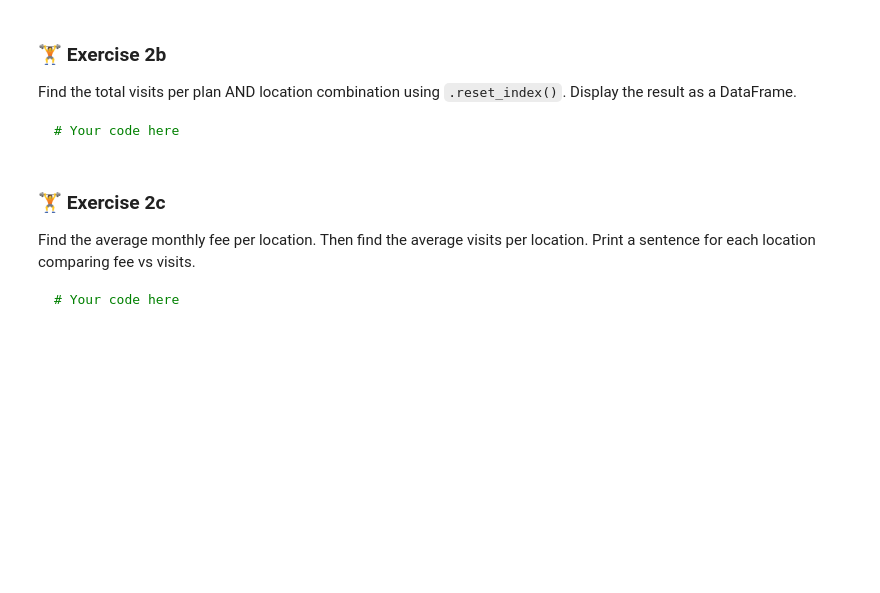
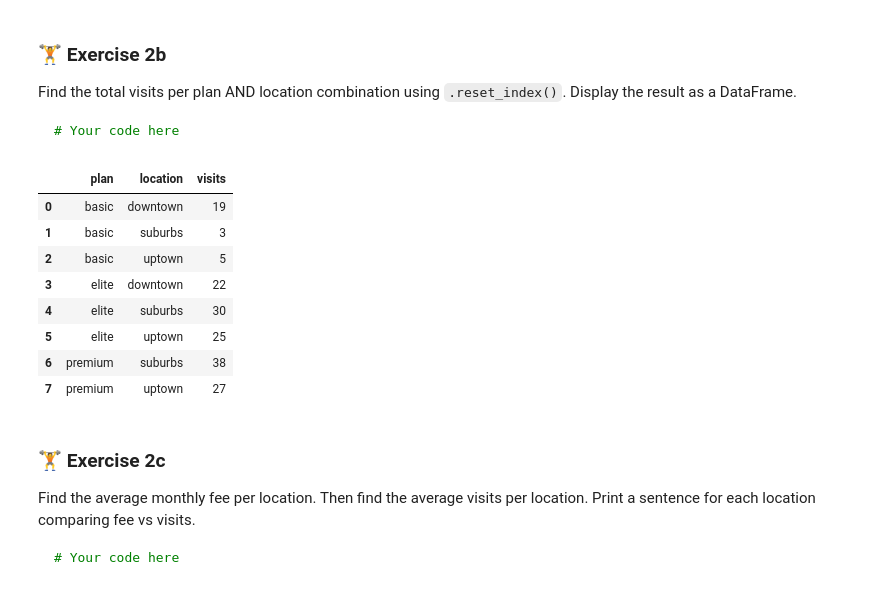
Before and after one commit to BrianCarela/Data-analytics-practice, a Jupyter notebook: 02_pandas_and_numpy/02_02_filtering_and_groupby.ipynb, the cells around one changed output. Drawn from its saved outputs; the diff is of its cells as text; code cells hidden in the pictures; blank space fills up the shorter version.

````diff
--- a/02_pandas_and_numpy/02_02_filtering_and_groupby.ipynb
+++ b/02_pandas_and_numpy/02_02_filtering_and_groupby.ipynb
@@ -235,6 +235,17 @@ Display the result as a DataFrame.
 ```
 # %%
 # Your code here
+df.groupby(['plan','location'])['visits'].sum().reset_index()
+# %% [output]
+|  | plan | location | visits |
+| 0 | basic | downtown | 19 |
+| 1 | basic | suburbs | 3 |
+| 2 | basic | uptown | 5 |
+| 3 | elite | downtown | 22 |
+| 4 | elite | suburbs | 30 |
+| 5 | elite | uptown | 25 |
+| 6 | premium | suburbs | 38 |
+| 7 | premium | uptown | 27 |
 # %% [markdown]
 ### 🏋️ Exercise 2c
 Find the average monthly fee per location.
````
